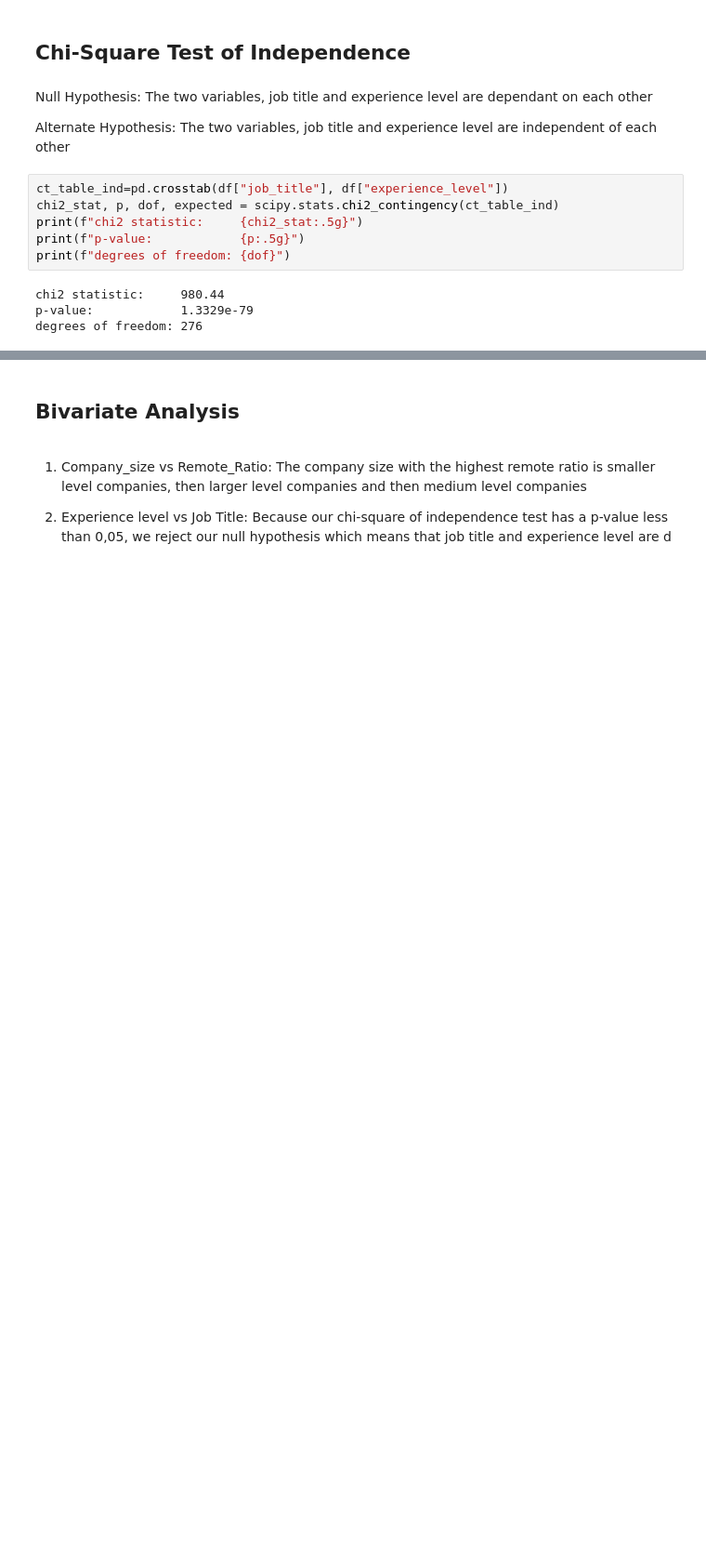
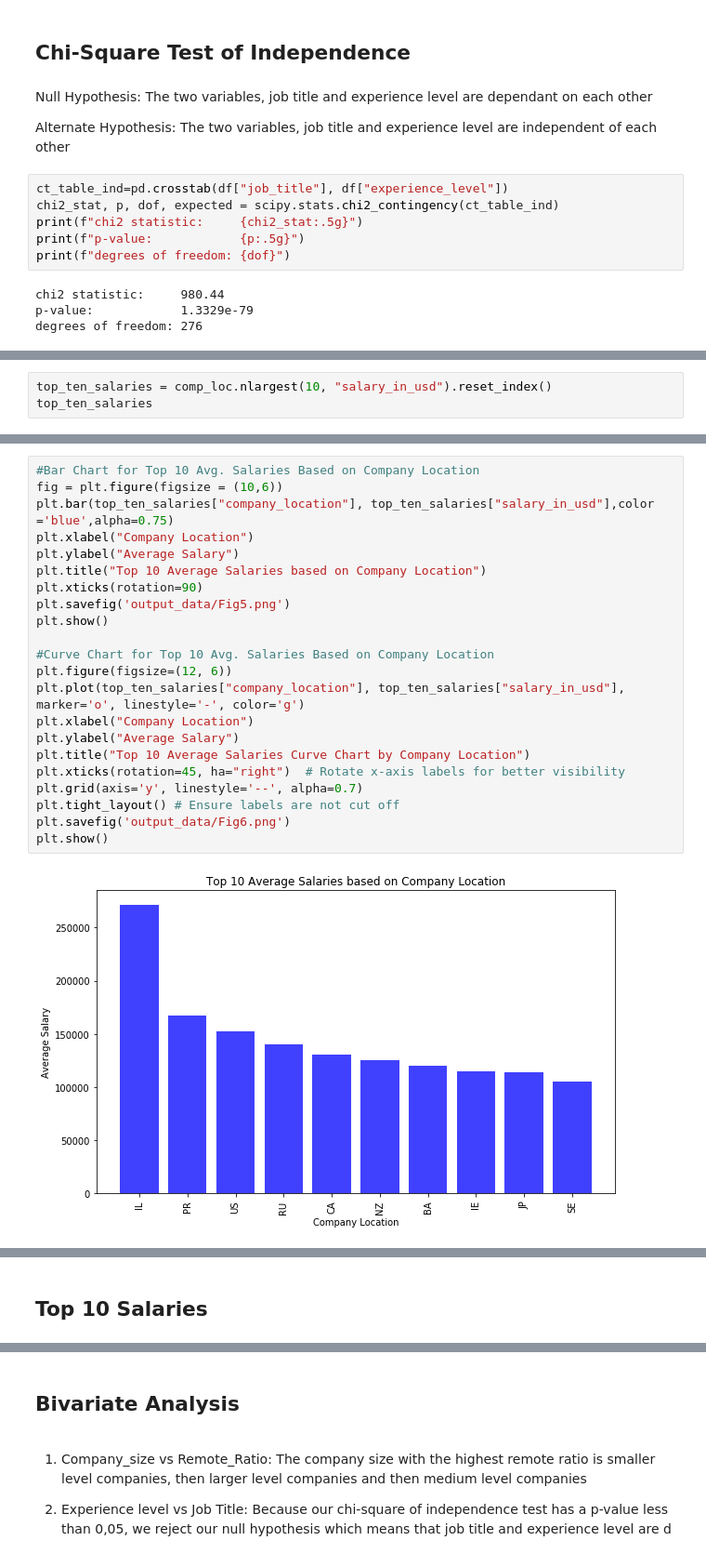
Before and after one commit to garimac12/project_acai, a Jupyter notebook: PROJECT_SW.ipynb, the cells around one changed output, grey strips where cells are left out. Shown at 93% size. Cells and saved outputs as stored; diff of their text form; blank space fills up the shorter version.

```diff
--- a/PROJECT_SW.ipynb
+++ b/PROJECT_SW.ipynb
@@ -245,0 +280,3 @@ degrees of freedom: 276
+# %%
+top_ten_salaries = comp_loc.nlargest(10, "salary_in_usd").reset_index()
+top_ten_salaries
@@ -245,0 +295,24 @@ degrees of freedom: 276
+# %%
+#Bar Chart for Top 10 Avg. Salaries Based on Company Location
+fig = plt.figure(figsize = (10,6))
+plt.bar(top_ten_salaries["company_location"], top_ten_salaries["salary_in_usd"],color ='blue',alpha=0.75)
+plt.xlabel("Company Location")
+plt.ylabel("Average Salary")
+plt.title("Top 10 Average Salaries based on Company Location")
+plt.xticks(rotation=90)
+plt.savefig('output_data/Fig5.png')
+plt.show()
+
+#Curve Chart for Top 10 Avg. Salaries Based on Company Location
+plt.figure(figsize=(12, 6))
+plt.plot(top_ten_salaries["company_location"], top_ten_salaries["salary_in_usd"], marker='o', linestyle='-', color='g')
+plt.xlabel("Company Location")
+plt.ylabel("Average Salary")
+plt.title("Top 10 Average Salaries Curve Chart by Company Location")
+plt.xticks(rotation=45, ha="right")  # Rotate x-axis labels for better visibility
+plt.grid(axis='y', linestyle='--', alpha=0.7)
+plt.tight_layout() # Ensure labels are not cut off
+plt.savefig('output_data/Fig6.png')
+plt.show()
+# %% [output]
+[figure, added]
@@ -245,0 +320,2 @@ degrees of freedom: 276
+# %% [markdown]
+## Top 10 Salaries
```
Also changed, not shown: parts of 12 cells of this notebook.
